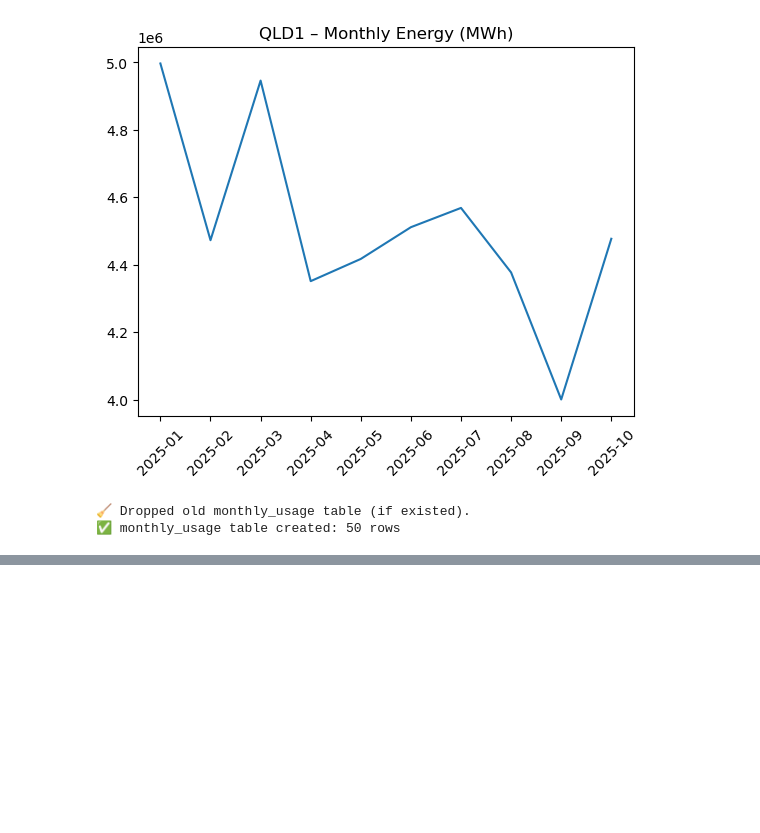
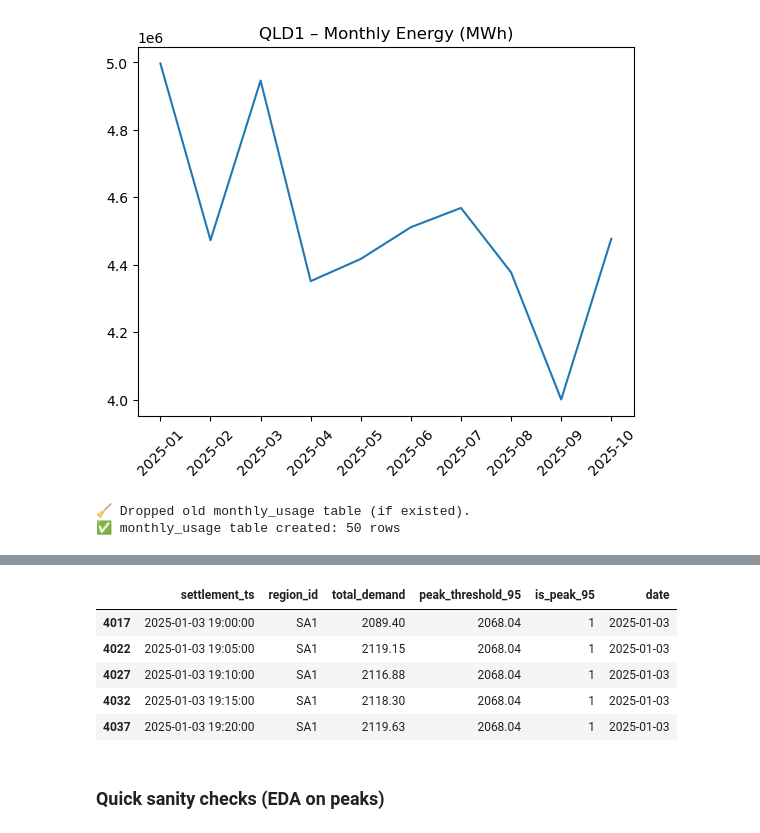
Before and after one commit to Vivekarya05/nem-usage-reports, a Jupyter notebook: montly_usage.ipynb, the cells around one changed output, grey strips where cells are left out. Drawn from its saved outputs; the diff is of its cells as text; code cells hidden in the pictures; blank space fills up the shorter version.

```diff
--- a/montly_usage.ipynb
+++ b/montly_usage.ipynb
@@ -187,0 +245,16 @@ print("✅ monthly_usage table created:", len(df_monthly), "rows")
+# %%
+df_peaks = df_5min[df_5min["is_peak_95"] == 1].copy()
+
+# Add a date column for easier filtering later
+df_peaks["date"] = df_peaks["settlement_ts"].dt.date
+
+df_peaks.head()
+# %% [output]
+|  | settlement_ts | region_id | total_demand | peak_threshold_95 | is_peak_95 | date |
+| 4017 | 2025-01-03 19:00:00 | SA1 | 2089.40 | 2068.04 | 1 | 2025-01-03 |
+| 4022 | 2025-01-03 19:05:00 | SA1 | 2119.15 | 2068.04 | 1 | 2025-01-03 |
+| 4027 | 2025-01-03 19:10:00 | SA1 | 2116.88 | 2068.04 | 1 | 2025-01-03 |
+| 4032 | 2025-01-03 19:15:00 | SA1 | 2118.30 | 2068.04 | 1 | 2025-01-03 |
+| 4037 | 2025-01-03 19:20:00 | SA1 | 2119.63 | 2068.04 | 1 | 2025-01-03 |
+# %% [markdown]
+### Quick sanity checks (EDA on peaks)
```
Also changed, not shown: parts of 9 cells of this notebook, 2 other files.
